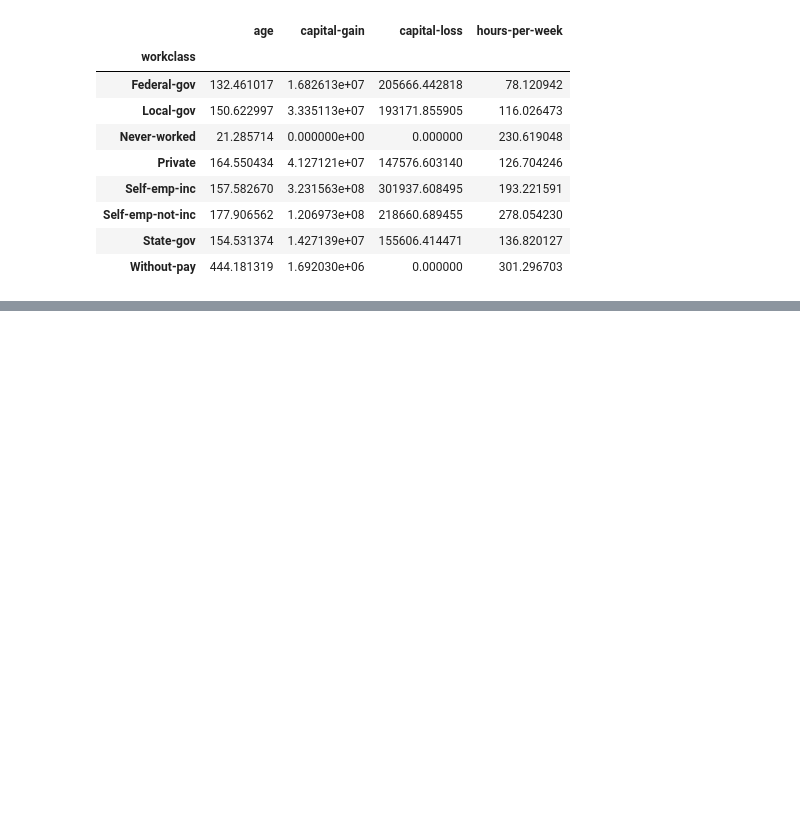
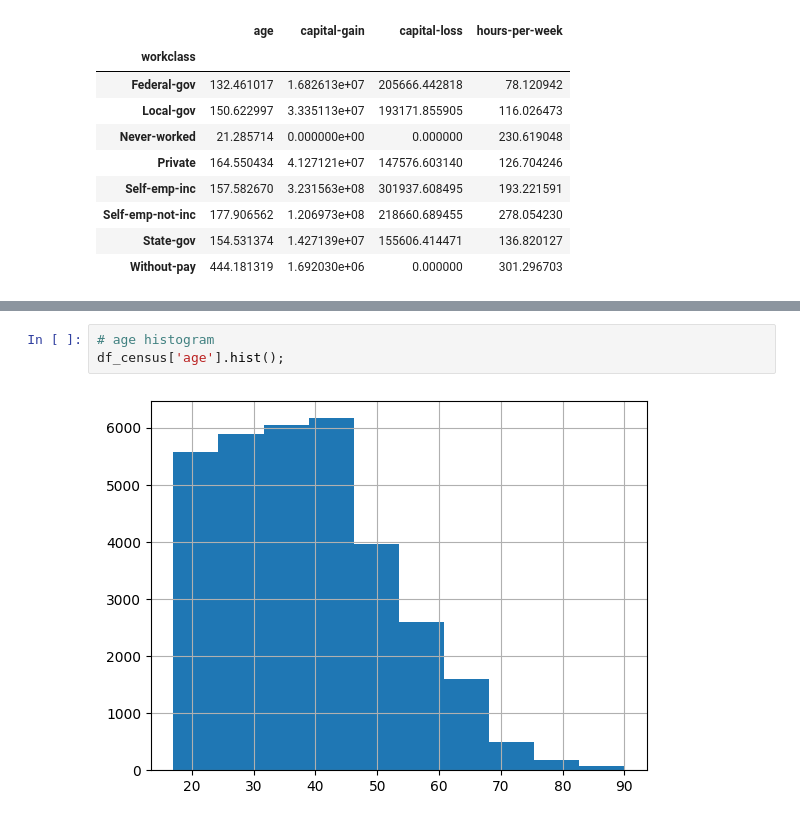
Before and after one commit to slimseidl/DataScience, a Jupyter notebook: DataAnalysisWithTools/pandasAndNumPy/CensusData/numpy.ipynb, the cells around one changed output, grey strips where cells are left out. Cells and saved outputs as stored; diff of their text form; blank space fills up the shorter version.

```diff
--- a/DataAnalysisWithTools/pandasAndNumPy/CensusData/numpy.ipynb
+++ b/DataAnalysisWithTools/pandasAndNumPy/CensusData/numpy.ipynb
@@ -346,0 +381,5 @@ df_census.groupby("workclass")[["age","capital-gain","capital-loss","hours-per-w
+# %%
+# age histogram
+df_census['age'].hist();
+# %% [output]
+[figure, added]
```
Also changed, not shown: parts of 17 cells of this notebook, 8 other files.
